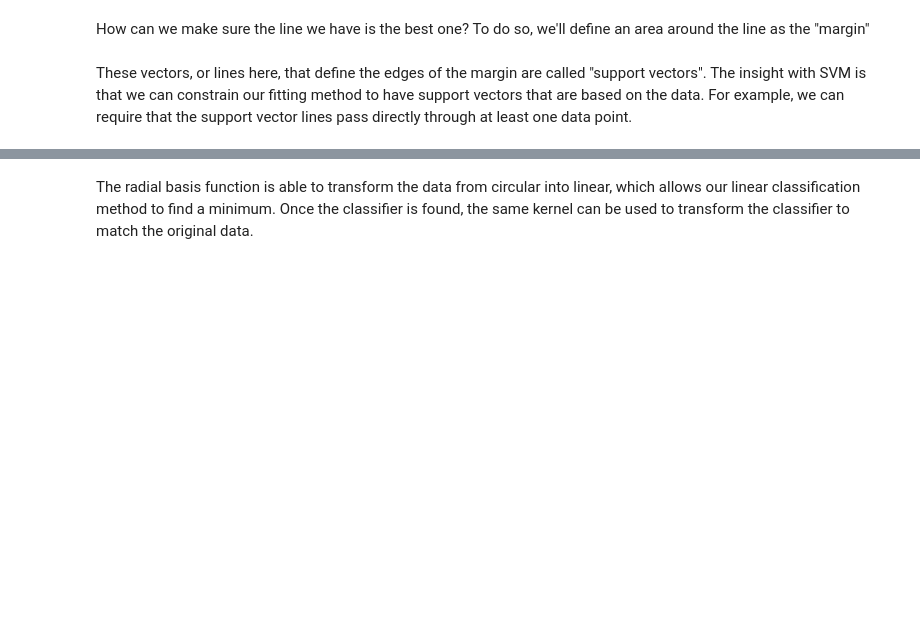
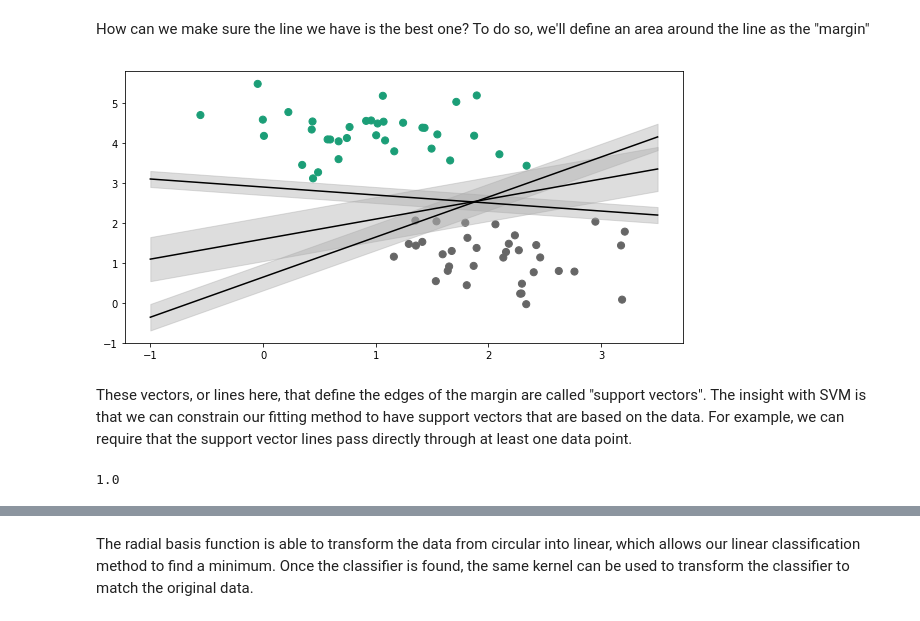
Before and after one commit to d9w/computational_intelligence, a Jupyter notebook: notebooks/10 Support Vector Machines.ipynb, the cells around one changed output, grey strips where cells are left out. Drawn from its saved outputs; the diff is of its cells as text; code cells hidden in the pictures; blank space fills up the shorter version.

```diff
--- a/notebooks/10 Support Vector Machines.ipynb
+++ b/notebooks/10 Support Vector Machines.ipynb
@@ -25,16 +29,20 @@ How can we make sure the line we have is the best one? To do so, we'll define an
 # %%
 xfit = np.linspace(-1, 3.5)
 plt.figure(figsize=(10,5))
-plt.scatter(X[:, 0], X[:, 1], c=y, s=50, cmap='viridis')
+plt.scatter(X[:, 0], X[:, 1], c=y, s=50, cmap='Dark2')
 
 for m, b, d in [(1, 0.65, 0.33), (0.5, 1.6, 0.55), (-0.2, 2.9, 0.2)]:
     yfit = m * xfit + b
     plt.plot(xfit, yfit, '-k')
     plt.fill_between(xfit, yfit - d, yfit + d, edgecolor='none',
                      color='#AAAAAA', alpha=0.4)
+# %% [output]
+[figure, added]
 # %% [markdown]
 These vectors, or lines here, that define the edges of the margin are called "support vectors". The insight with SVM is that we can constrain our fitting method to have support vectors that are based on the data. For example, we can require that the support vector lines pass directly through at least one data point.
 # %%
 from sklearn.svm import SVC
-model = SVC(kernel='linear', C=1e10)
-model.fit(X, y)
+model = SVC(kernel='linear').fit(X, y)
+model.score(X, y)
+# %% [output]
+1.0
```
Also changed, not shown: parts of 26 cells of this notebook, 13 other files.
